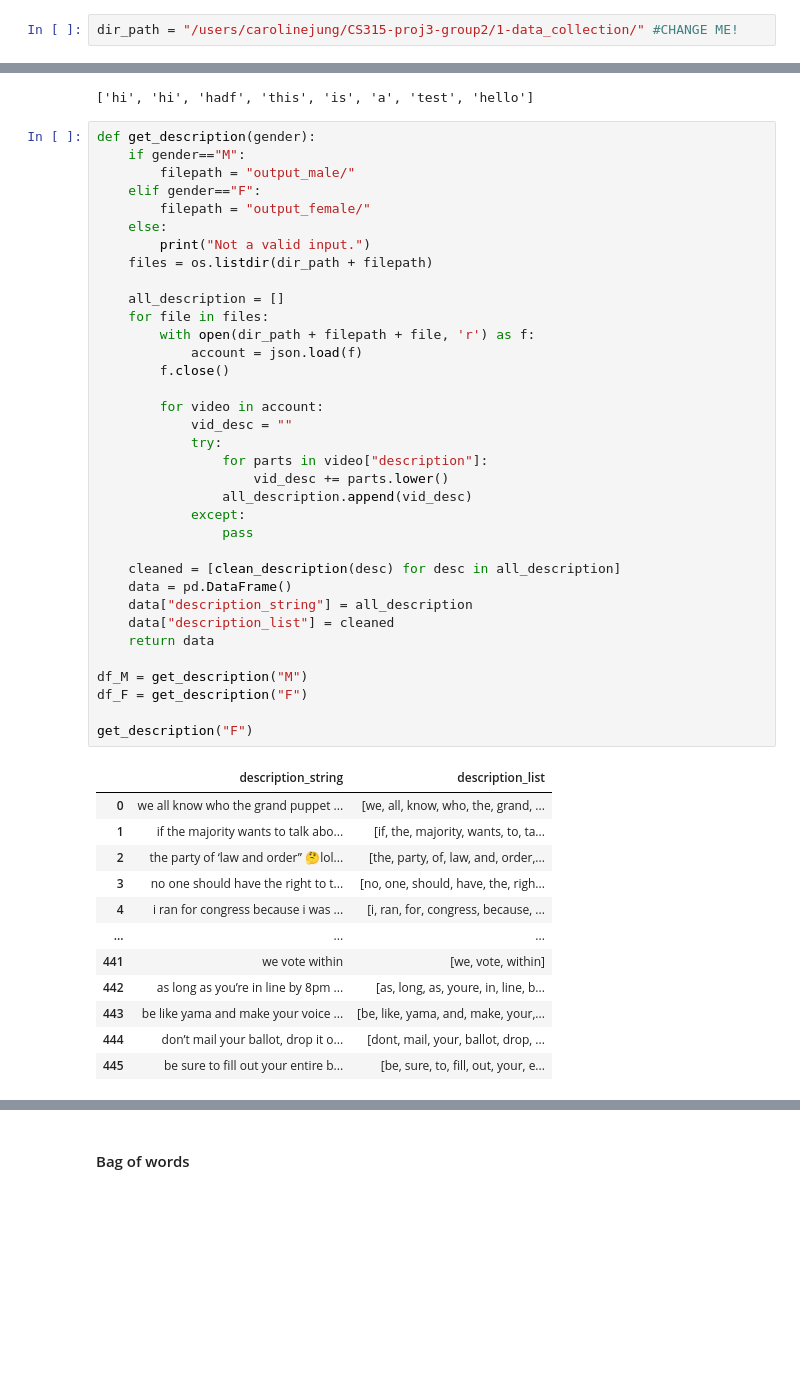
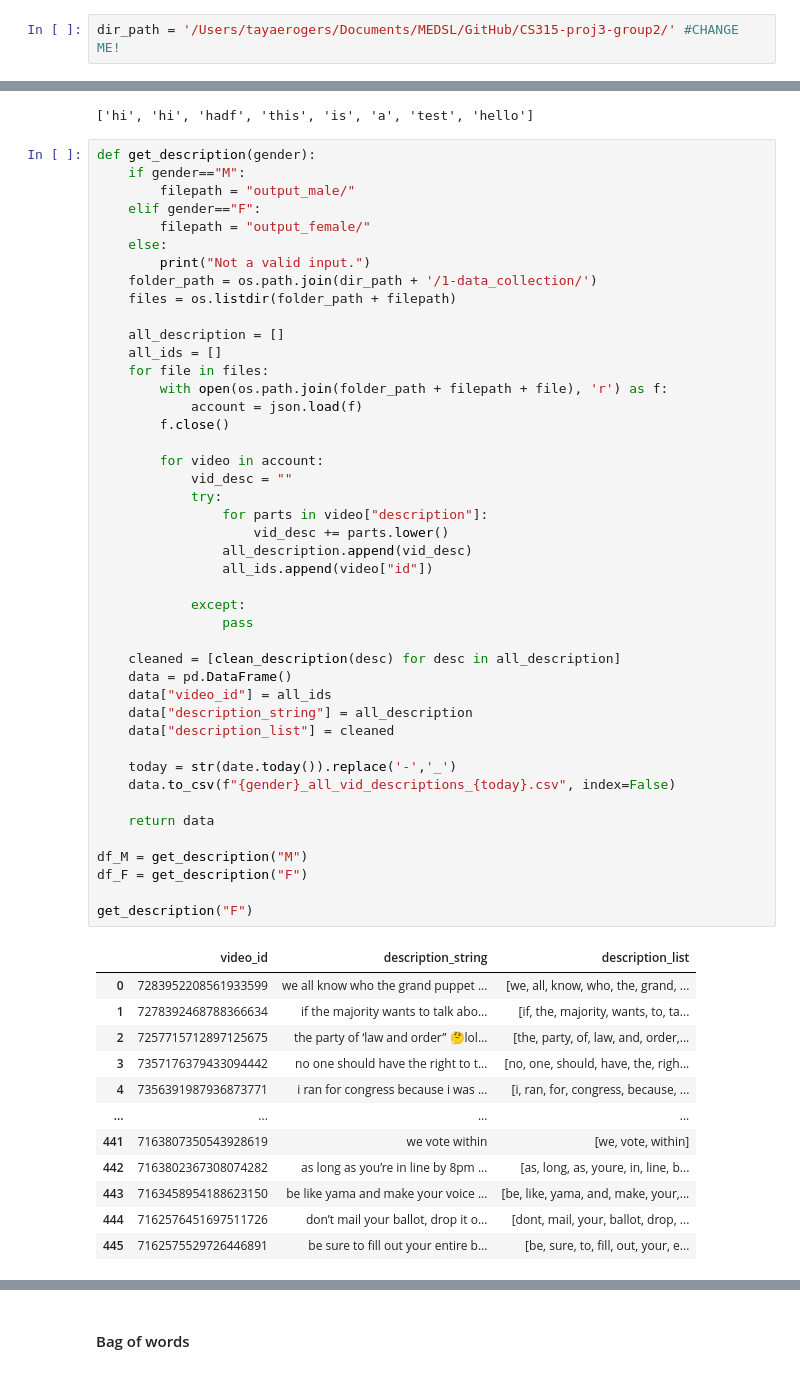
Before and after one commit to tsrogers9/CS315-proj3-group2, a Jupyter notebook: 2-analysis/clustering_tfidf.ipynb, the cells around one changed output, grey strips where cells are left out. Drawn from its saved outputs; the diff is of its cells as text; blank space fills up the shorter version.

```diff
--- a/2-analysis/clustering_tfidf.ipynb
+++ b/2-analysis/clustering_tfidf.ipynb
@@ -7,5 +8,5 @@ import re
 # %%
-dir_path = "/users/carolinejung/CS315-proj3-group2/1-data_collection/" #CHANGE ME!
+dir_path = '/Users/tayaerogers/Documents/MEDSL/GitHub/CS315-proj3-group2/' #CHANGE ME!
 # %%
 def clean_description(description):
     """
@@ -47,44 +48,53 @@ def get_description(gender):
     elif gender=="F":
         filepath = "output_female/"
     else:
         print("Not a valid input.")
-    files = os.listdir(dir_path + filepath)
+    folder_path = os.path.join(dir_path + '/1-data_collection/')
+    files = os.listdir(folder_path + filepath)
 
     all_description = []
+    all_ids = []
     for file in files:
-        with open(dir_path + filepath + file, 'r') as f:
+        with open(os.path.join(folder_path + filepath + file), 'r') as f:
             account = json.load(f)
         f.close()
 
         for video in account:
             vid_desc = ""
             try:
                 for parts in video["description"]:
                     vid_desc += parts.lower()
                 all_description.append(vid_desc)
+                all_ids.append(video["id"])
+
             except:
                 pass
 
     cleaned = [clean_description(desc) for desc in all_description]
     data = pd.DataFrame()
+    data["video_id"] = all_ids
     data["description_string"] = all_description
     data["description_list"] = cleaned
+
+    today = str(date.today()).replace('-','_')
+    data.to_csv(f"{gender}_all_vid_descriptions_{today}.csv", index=False)
+
     return data
 
 df_M = get_description("M")
 df_F = get_description("F")
 
 get_description("F")
 # %% [output]
-|  | description_string | description_list |
-| 0 | we all know who the grand puppet ... | [we, all, know, who, the, grand, ... |
-| 1 | if the majority wants to talk abo... | [if, the, majority, wants, to, ta... |
-| 2 | the party of ‘law and order” 🤔lol... | [the, party, of, law, and, order,... |
-| 3 | no one should have the right to t... | [no, one, should, have, the, righ... |
-| 4 | i ran for congress because i was ... | [i, ran, for, congress, because, ... |
-| ... | ... | ... |
-| 441 | we vote within | [we, vote, within] |
-| 442 | as long as you’re in line by 8pm ... | [as, long, as, youre, in, line, b... |
-| 443 | be like yama and make your voice ... | [be, like, yama, and, make, your,... |
-| 444 | don’t mail your ballot, drop it o... | [dont, mail, your, ballot, drop, ... |
-| 445 | be sure to fill out your entire b... | [be, sure, to, fill, out, your, e... |
+|  | video_id | description_string | description_list |
+| 0 | 7283952208561933599 | we all know who the grand puppet ... | [we, all, know, who, the, grand, ... |
+| 1 | 7278392468788366634 | if the majority wants to talk abo... | [if, the, majority, wants, to, ta... |
+| 2 | 7257715712897125675 | the party of ‘law and order” 🤔lol... | [the, party, of, law, and, order,... |
+| 3 | 7357176379433094442 | no one should have the right to t... | [no, one, should, have, the, righ... |
+| 4 | 7356391987936873771 | i ran for congress because i was ... | [i, ran, for, congress, because, ... |
+| ... | ... | ... | ... |
+| 441 | 7163807350543928619 | we vote within | [we, vote, within] |
+| 442 | 7163802367308074282 | as long as you’re in line by 8pm ... | [as, long, as, youre, in, line, b... |
+| 443 | 7163458954188623150 | be like yama and make your voice ... | [be, like, yama, and, make, your,... |
+| 444 | 7162576451697511726 | don’t mail your ballot, drop it o... | [dont, mail, your, ballot, drop, ... |
+| 445 | 7162575529726446891 | be sure to fill out your entire b... | [be, sure, to, fill, out, your, e... |
```
Also changed, not shown: parts of 5 cells of this notebook.
